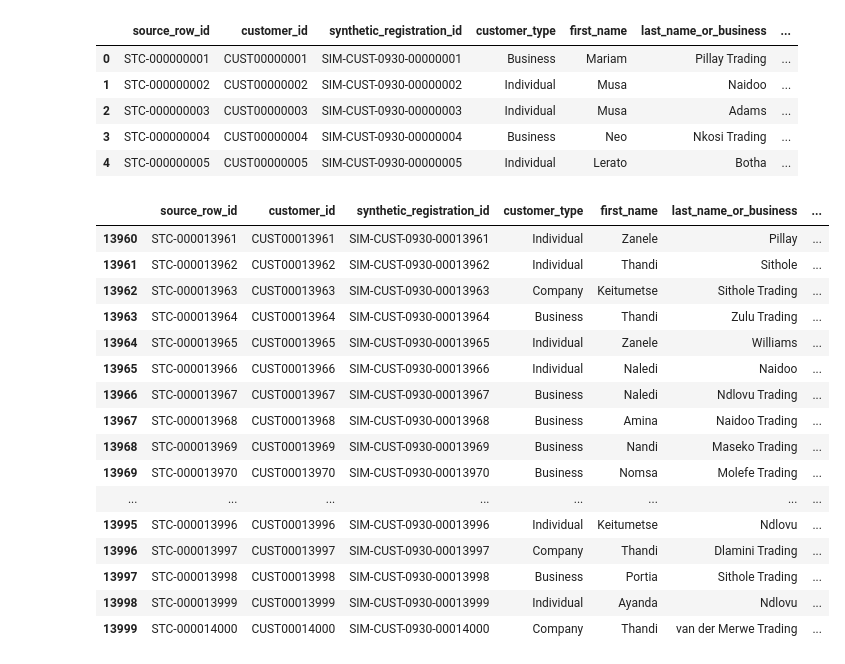
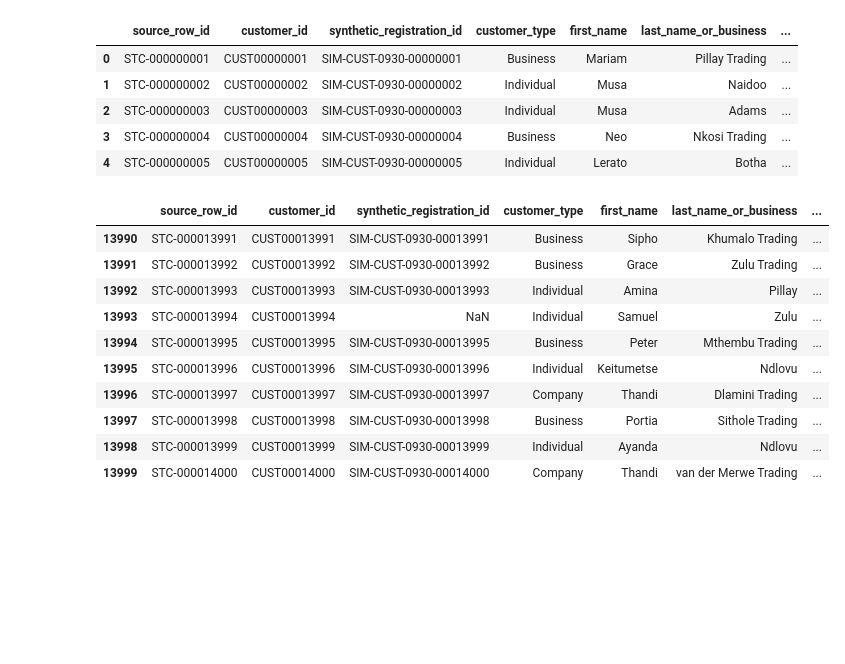
Before and after one commit to SumiK2001/https---github.com-SumiK2001-Santam-Final-Project, a Jupyter notebook: Untitled46.ipynb, the cells around one changed output. Cells and saved outputs as stored; diff of their text form; code cells hidden in the pictures; blank space fills up the shorter version.

```diff
--- a/Untitled46.ipynb
+++ b/Untitled46.ipynb
@@ -113,20 +113,14 @@ data['date_of_birth_or_registration'] = data['date_of_birth_or_registration'].re
 # Replace NaT with 'Unspecified' in 'date_of_birth_or_registration' column:
 data['date_of_birth_or_registration'] = data['date_of_birth_or_registration'].fillna('Unspecified')
 # %%
-data.tail(40)
+data.tail(10)
 # %% [output]
 |  | source_row_id | customer_id | synthetic_registration_id | customer_type | first_name | last_name_or_business | ... |
-| 13960 | STC-000013961 | CUST00013961 | SIM-CUST-0930-00013961 | Individual | Zanele | Pillay | ... |
-| 13961 | STC-000013962 | CUST00013962 | SIM-CUST-0930-00013962 | Individual | Thandi | Sithole | ... |
-| 13962 | STC-000013963 | CUST00013963 | SIM-CUST-0930-00013963 | Company | Keitumetse | Sithole Trading | ... |
-| 13963 | STC-000013964 | CUST00013964 | SIM-CUST-0930-00013964 | Business | Thandi | Zulu Trading | ... |
-| 13964 | STC-000013965 | CUST00013965 | SIM-CUST-0930-00013965 | Individual | Zanele | Williams | ... |
-| 13965 | STC-000013966 | CUST00013966 | SIM-CUST-0930-00013966 | Individual | Naledi | Naidoo | ... |
-| 13966 | STC-000013967 | CUST00013967 | SIM-CUST-0930-00013967 | Business | Naledi | Ndlovu Trading | ... |
-| 13967 | STC-000013968 | CUST00013968 | SIM-CUST-0930-00013968 | Business | Amina | Naidoo Trading | ... |
-| 13968 | STC-000013969 | CUST00013969 | SIM-CUST-0930-00013969 | Business | Nandi | Maseko Trading | ... |
-| 13969 | STC-000013970 | CUST00013970 | SIM-CUST-0930-00013970 | Business | Nomsa | Molefe Trading | ... |
-| ... | ... | ... | ... | ... | ... | ... | ... |
+| 13990 | STC-000013991 | CUST00013991 | SIM-CUST-0930-00013991 | Business | Sipho | Khumalo Trading | ... |
+| 13991 | STC-000013992 | CUST00013992 | SIM-CUST-0930-00013992 | Business | Grace | Zulu Trading | ... |
+| 13992 | STC-000013993 | CUST00013993 | SIM-CUST-0930-00013993 | Individual | Amina | Pillay | ... |
+| 13993 | STC-000013994 | CUST00013994 | NaN | Individual | Samuel | Zulu | ... |
+| 13994 | STC-000013995 | CUST00013995 | SIM-CUST-0930-00013995 | Business | Peter | Mthembu Trading | ... |
 | 13995 | STC-000013996 | CUST00013996 | SIM-CUST-0930-00013996 | Individual | Keitumetse | Ndlovu | ... |
 | 13996 | STC-000013997 | CUST00013997 | SIM-CUST-0930-00013997 | Company | Thandi | Dlamini Trading | ... |
 | 13997 | STC-000013998 | CUST00013998 | SIM-CUST-0930-00013998 | Business | Portia | Sithole Trading | ... |
```
Also changed, not shown: parts of 9 cells of this notebook.
